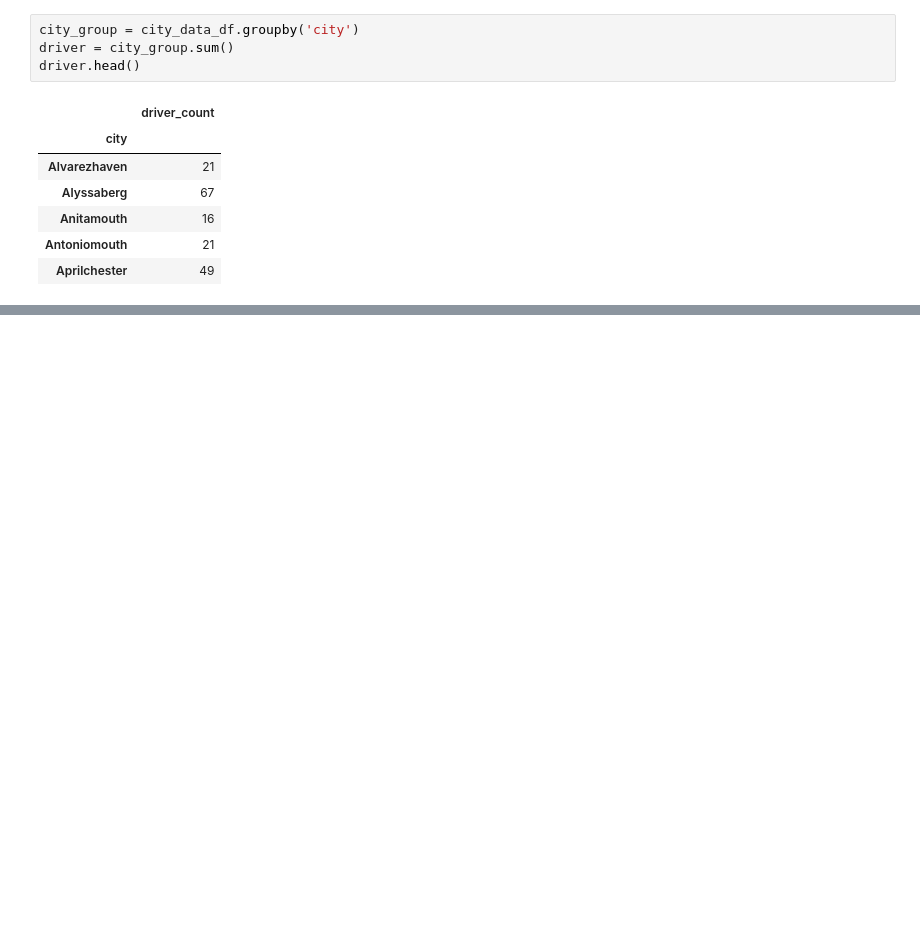
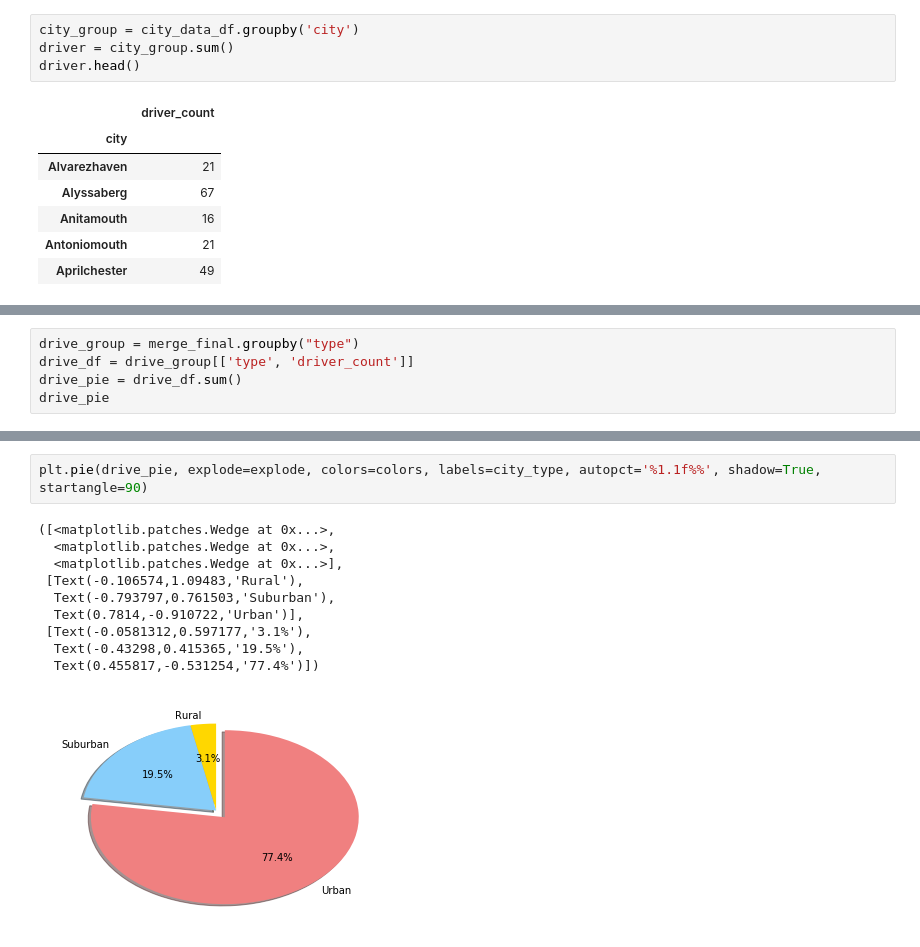
Before and after one commit to sameralsabb/matplotlib-challenge, a Jupyter notebook: Pyber HW.ipynb, the cells around one changed output, grey strips where cells are left out. Saved outputs shown, nothing was run; the diff lists cells and outputs as text; blank space fills up the shorter version.

```diff
--- a/Pyber HW.ipynb
+++ b/Pyber HW.ipynb
@@ -82,0 +212,5 @@ plt.show()
+# %%
+drive_group = merge_final.groupby("type")
+drive_df = drive_group[['type', 'driver_count']]
+drive_pie = drive_df.sum()
+drive_pie
@@ -82,0 +252,13 @@ plt.show()
+# %%
+plt.pie(drive_pie, explode=explode, colors=colors, labels=city_type, autopct='%1.1f%%', shadow=True, startangle=90)
+# %% [output]
+([<matplotlib.patches.Wedge at 0x...>,
+  <matplotlib.patches.Wedge at 0x...>,
+  <matplotlib.patches.Wedge at 0x...>],
+ [Text(-0.106574,1.09483,'Rural'),
+  Text(-0.793797,0.761503,'Suburban'),
+  Text(0.7814,-0.910722,'Urban')],
+ [Text(-0.0581312,0.597177,'3.1%'),
+  Text(-0.43298,0.415365,'19.5%'),
+  Text(0.455817,-0.531254,'77.4%')])
+[figure, added]
```
Also changed, not shown: parts of 20 cells of this notebook, 1 other file.
